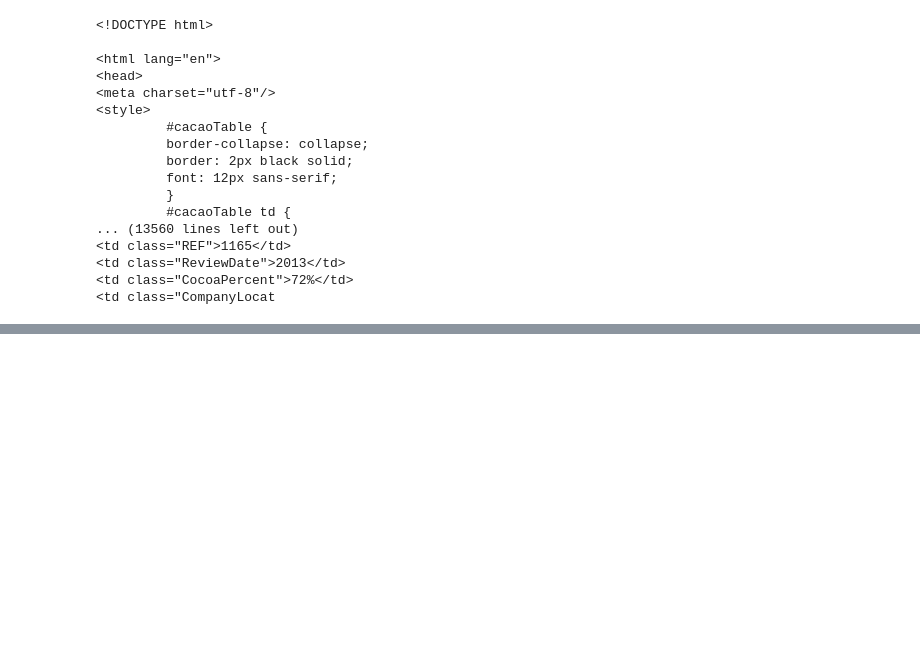
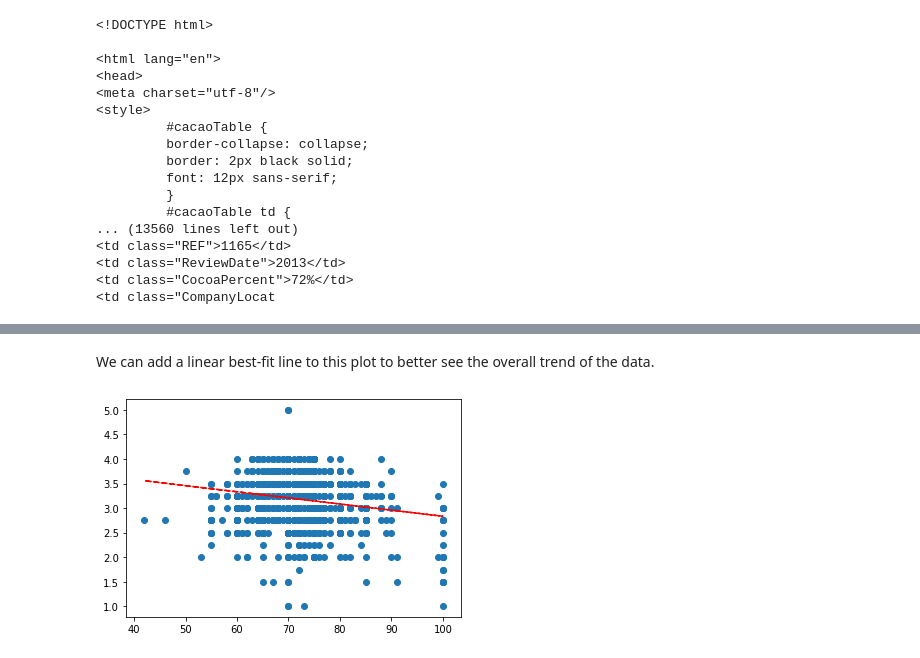
Before and after one commit to johnjkieffer/Chocolate_Scraping, a Jupyter notebook: Chocolate_Scraping.ipynb, the cells around one changed output, grey strips where cells are left out. Saved outputs shown, nothing was run; the diff lists cells and outputs as text; code cells hidden in the pictures; blank space fills up the shorter version.

```diff
--- a/Chocolate_Scraping.ipynb
+++ b/Chocolate_Scraping.ipynb
@@ -44,0 +163,10 @@ print(soup)
+# %% [markdown]
+We can add a linear best-fit line to this plot to better see the overall trend of the data.
+# %%
+z = np.polyfit(choc_df.CocoaPercentage, choc_df.Rating, 1)
+line_function = np.poly1d(z)
+plt.plot(choc_df.CocoaPercentage, line_function(choc_df.CocoaPercentage), "r--")
+plt.scatter(choc_df.CocoaPercentage, choc_df.Rating)
+plt.show()
+# %% [output]
+[figure, added]
```
Also changed, not shown: parts of 11 cells of this notebook.
